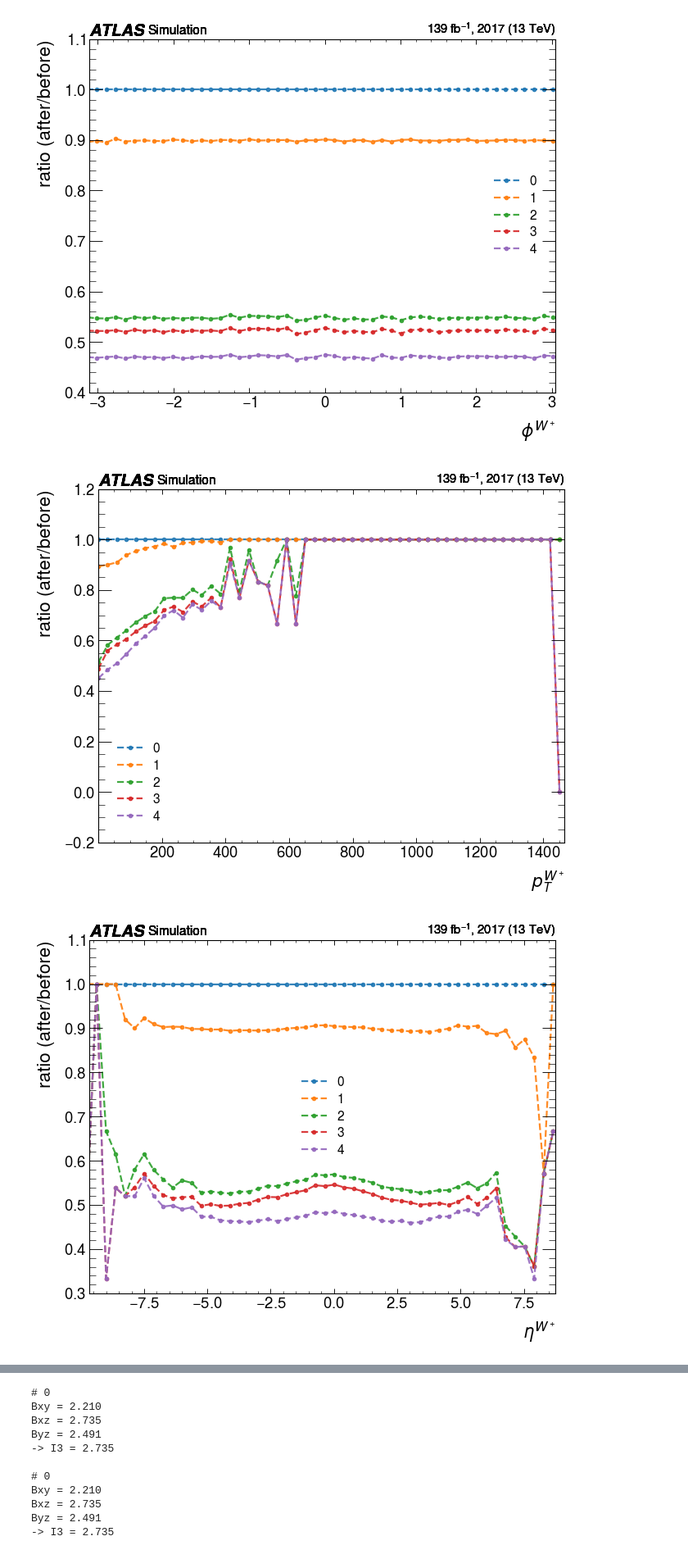
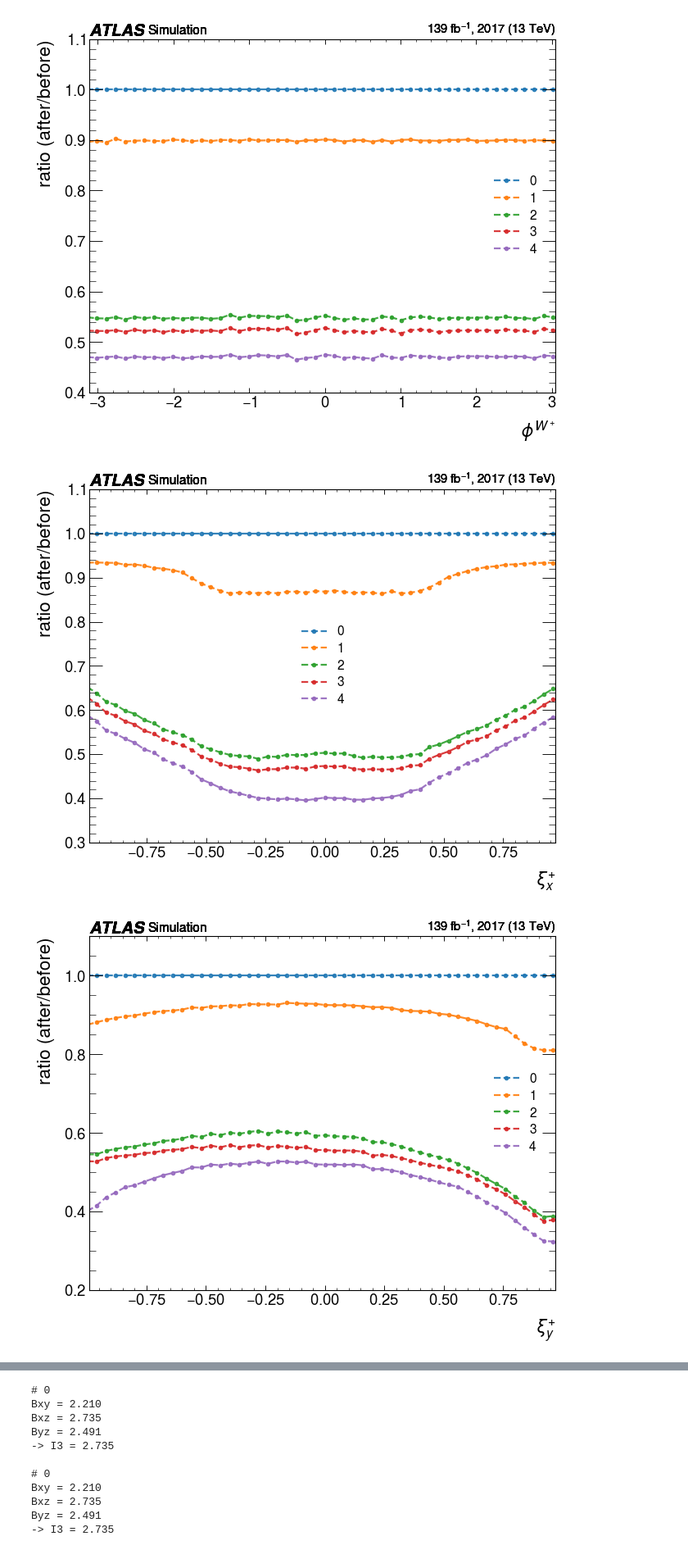
Before and after one commit to yygarypeng/Bell-Analysis, a Jupyter notebook: TRUTH3_dump_CutAnalysis/truth-analysis.ipynb, the cells around one changed output, grey strips where cells are left out. Shown at 82% size. Saved outputs shown, nothing was run; the diff lists cells and outputs as text; code cells hidden in the pictures.

Commit message:
Add some new codes for Xi and xi analysis codes.

```diff
--- a/TRUTH3_dump_CutAnalysis/truth-analysis.ipynb
+++ b/TRUTH3_dump_CutAnalysis/truth-analysis.ipynb
@@ -248,2 +248,28 @@ plt.close()
 [figure]
 [figure]
+# %%
+# Wp analysis
+
+fig = plt.figure(figsize=(9, 7), dpi=80)
+for i in cuts:
+    ratio_data, rrange = ratio(i, [], df=Wm, var="pt")
+    ratio_plot(ratio_data, ylabel=r"$p^{W^-}_{T}$", range=rrange/GEV)
+plt.legend(name, loc="best")
+plt.show()
+plt.close()
+
+fig = plt.figure(figsize=(9, 7), dpi=80)
+for i in cuts:
+    ratio_data, rrange = ratio(i, [], df=Wm, var="eta")
+    ratio_plot(ratio_data, ylabel=r"$\eta^{W^-}$", range=rrange)
+plt.legend(name, loc="best")
+plt.show()
+plt.close()
+
+fig = plt.figure(figsize=(9, 7), dpi=80)
+for i in cuts:
+    ratio_data, rrange = ratio(i, [], df=Wm, var="phi")
+    ratio_plot(ratio_data, ylabel=r"$\phi^{W^-}$", range=rrange)
+plt.legend(name, loc="best")
+plt.show()
+plt.close()
@@ -278,31 +308,31 @@ plt.close()
 [figure]
 [figure]
 # %%
-# Wp analysis
+# Xi_p analysis
 
 fig = plt.figure(figsize=(9, 7), dpi=80)
 for i in cuts:
-    ratio_data, rrange = ratio(i, [], df=Wp, var="pt")
-    ratio_plot(ratio_data, ylabel=r"$p^{W^+}_{T}$", range=rrange/GEV)
+    ratio_data, rrange = ratio(i, [], df=Xi, var="xi_p_x")
+    ratio_plot(ratio_data, ylabel=r"$\xi_{x}^{+}$", range=rrange)
 plt.legend(name, loc="best")
 plt.show()
 plt.close()
 
 fig = plt.figure(figsize=(9, 7), dpi=80)
 for i in cuts:
-    ratio_data, rrange = ratio(i, [], df=Wp, var="eta")
-    ratio_plot(ratio_data, ylabel=r"$\eta^{W^+}$", range=rrange)
+    ratio_data, rrange = ratio(i, [], df=Xi, var="xi_p_y")
+    ratio_plot(ratio_data, ylabel=r"$\xi_{y}^{+}$", range=rrange)
 plt.legend(name, loc="best")
 plt.show()
 plt.close()
 
 fig = plt.figure(figsize=(9, 7), dpi=80)
 for i in cuts:
-    ratio_data, rrange = ratio(i, [], df=Wp, var="phi")
-    ratio_plot(ratio_data, ylabel=r"$\phi^{W^+}$", range=rrange)
+    ratio_data, rrange = ratio(i, [], df=Xi, var="xi_p_z")
+    ratio_plot(ratio_data, ylabel=r"$\xi_{z}^{+}$", range=rrange)
 plt.legend(name, loc="best")
 plt.show()
 plt.close()
 # %% [output]
-[figure, old version]
+[figure, new version]
-[figure, old version]
+[figure, new version]
```
Also changed, not shown: parts of 11 cells of this notebook.
